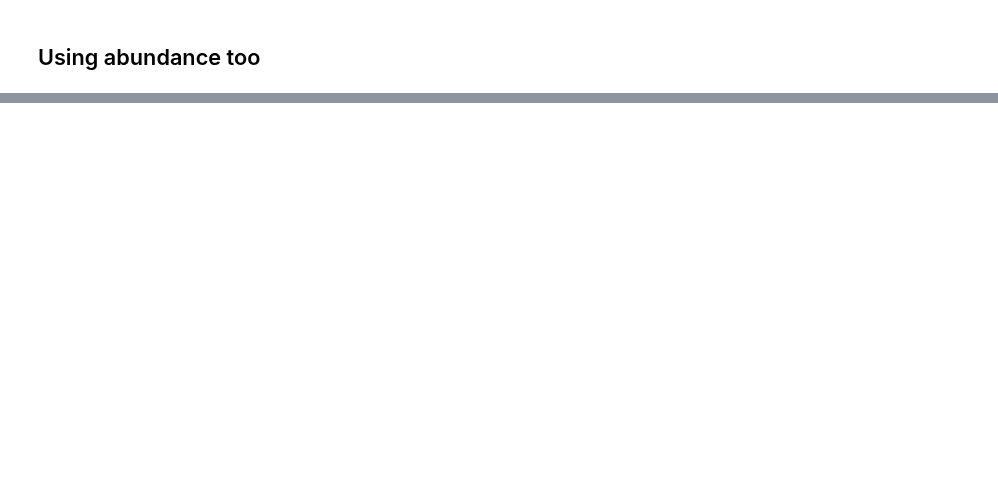
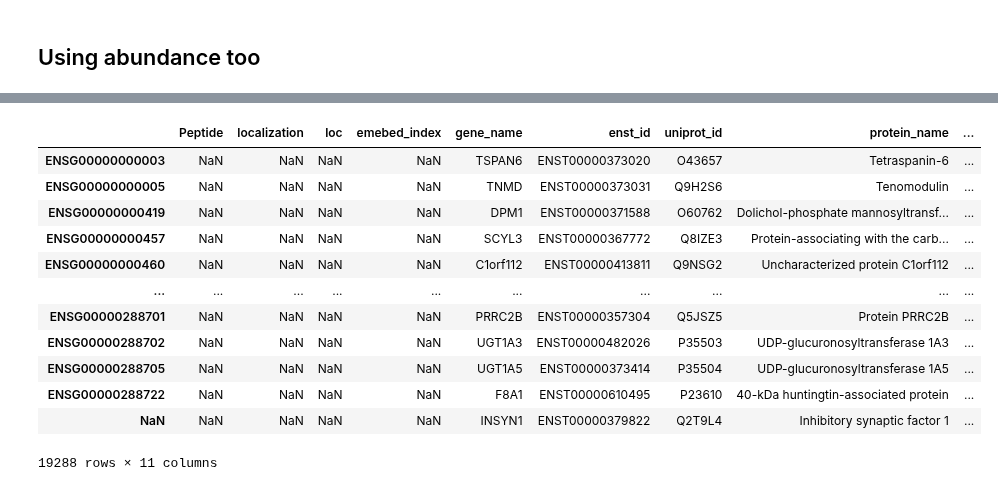
Before and after one commit to sofroniewn/proteoscope, a Jupyter notebook: notebooks/extras/geneformer.ipynb, the cells around one changed output, grey strips where cells are left out. Drawn from its saved outputs; the diff is of its cells as text; code cells hidden in the pictures; blank space fills up the shorter version.

```diff
--- a/notebooks/extras/geneformer.ipynb
+++ b/notebooks/extras/geneformer.ipynb
@@ -29,6 +29,7 @@ import pandas as pd
 
 sequence_path = '/home/ec2-user/cytoself-data/sequences.csv'
 sequences = pd.read_csv(sequence_path, index_col=0)
+sequences['emebed_index'] = range(len(sequences))
 # %%
 sequences
 # %% [output]
@@ -108,4 +110,4 @@ embeddings = embeddings.squeeze(0).detach().numpy()
 # %%
 abundance_path = '/home/ec2-user/cytoself-data/opencell-protein-abundance.csv'
 
-abundance = pd.read_csv(abundance_path)
+abundance = pd.read_csv(abundance_path, index_col='ensg_id')
@@ -161,0 +131,18 @@ Type:      method
+# %%
+results = sequences.join(abundance, how='outer')
+# %%
+results
+# %% [output]
+|  | Peptide | localization | loc | emebed_index | gene_name | enst_id | uniprot_id | protein_name | ... |
+| ENSG00000000003 | NaN | NaN | NaN | NaN | TSPAN6 | ENST00000373020 | O43657 | Tetraspanin-6 | ... |
+| ENSG00000000005 | NaN | NaN | NaN | NaN | TNMD | ENST00000373031 | Q9H2S6 | Tenomodulin | ... |
+| ENSG00000000419 | NaN | NaN | NaN | NaN | DPM1 | ENST00000371588 | O60762 | Dolichol-phosphate mannosyltransf... | ... |
+| ENSG00000000457 | NaN | NaN | NaN | NaN | SCYL3 | ENST00000367772 | Q8IZE3 | Protein-associating with the carb... | ... |
+| ENSG00000000460 | NaN | NaN | NaN | NaN | C1orf112 | ENST00000413811 | Q9NSG2 | Uncharacterized protein C1orf112 | ... |
+| ... | ... | ... | ... | ... | ... | ... | ... | ... | ... |
+| ENSG00000288701 | NaN | NaN | NaN | NaN | PRRC2B | ENST00000357304 | Q5JSZ5 | Protein PRRC2B | ... |
+| ENSG00000288702 | NaN | NaN | NaN | NaN | UGT1A3 | ENST00000482026 | P35503 | UDP-glucuronosyltransferase 1A3 | ... |
+| ENSG00000288705 | NaN | NaN | NaN | NaN | UGT1A5 | ENST00000373414 | P35504 | UDP-glucuronosyltransferase 1A5 | ... |
+| ENSG00000288722 | NaN | NaN | NaN | NaN | F8A1 | ENST00000610495 | P23610 | 40-kDa huntingtin-associated protein | ... |
+| NaN | NaN | NaN | NaN | NaN | INSYN1 | ENST00000379822 | Q2T9L4 | Inhibitory synaptic factor 1 | ... |
+19288 rows × 11 columns
```
Also changed, not shown: parts of 17 cells of this notebook, 12 other files.
